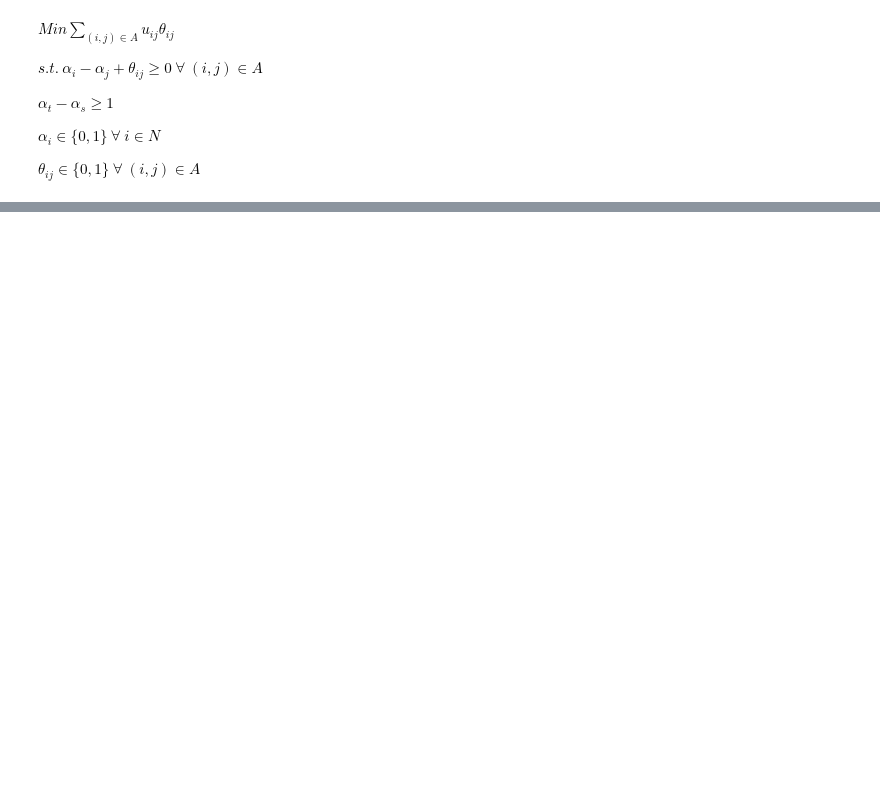
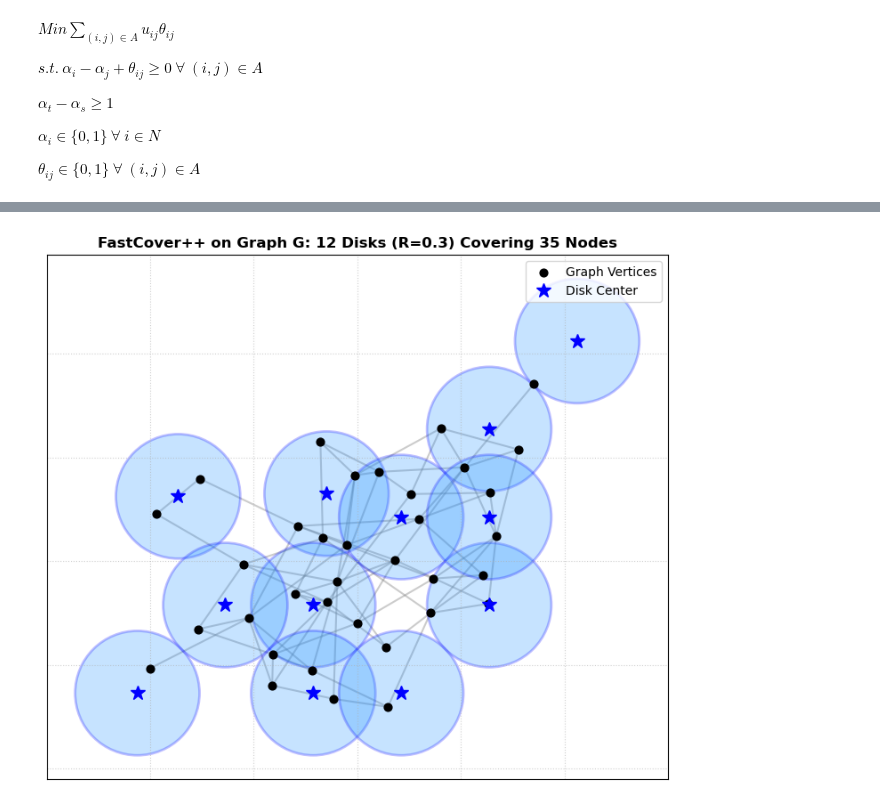
Before and after one commit to Sheldor287/repo, a Jupyter notebook: networks/notebooks/distance_linear_programming.ipynb, the cells around one changed output, grey strips where cells are left out. Saved outputs shown, nothing was run; the diff lists cells and outputs as text; code cells hidden in the pictures; blank space fills up the shorter version.

```diff
--- a/networks/notebooks/distance_linear_programming.ipynb
+++ b/networks/notebooks/distance_linear_programming.ipynb
@@ -157,0 +303,33 @@ $\theta_{ij} \in  \{0,1\} \ \forall \ (i,j) \in A$
+# %%
+# 1. Generate Graph G
+G = nx.erdos_renyi_graph(n=35, p=0.12, seed=42)
+
+# 2. Extract 2D Node Coordinates via Spring Layout
+pos = nx.spring_layout(G, seed=42)
+node_points = np.array([pos[node] for node in G.nodes()])
+
+# 3. Solve Geometric Disk Covering
+custom_radius = 0.3
+solver = FastCoverPlusPlus(radius=custom_radius)
+centers = solver.solve(node_points)
+
+# 4. Plot Graph and Disk Covers
+fig, ax = plt.subplots(figsize=(9, 9))
+
+# Draw Graph Edges and Vertices
+nx.draw_networkx_edges(G, pos, ax=ax, alpha=0.4, edge_color="gray", width=1.5)
+nx.draw_networkx_nodes(G, pos, ax=ax, node_color="black", node_size=40, label="Graph Vertices")
+
+# Overlay FastCover++ Disks
+for idx, (cx, cy) in enumerate(centers):
+    circle = plt.Circle((cx, cy), custom_radius, color="dodgerblue", alpha=0.25, ec="blue", lw=2,)
+    ax.add_patch(circle)
+    ax.plot(cx, cy, "b*", markersize=12, label="Disk Center" if idx == 0 else "", zorder=4,)
+
+ax.set_aspect("equal")
+ax.grid(True, linestyle=":", alpha=0.6)
+ax.set_title(f"FastCover++ on Graph G: {len(centers)} Disks (R={custom_radius}) Covering {len(G.nodes())} Nodes", fontsize=12, weight="bold",)
+ax.legend(loc="upper right")
+plt.show()
+# %% [output]
+[figure, added]
```
Also changed, not shown: parts of 8 cells of this notebook, 54 other files.
